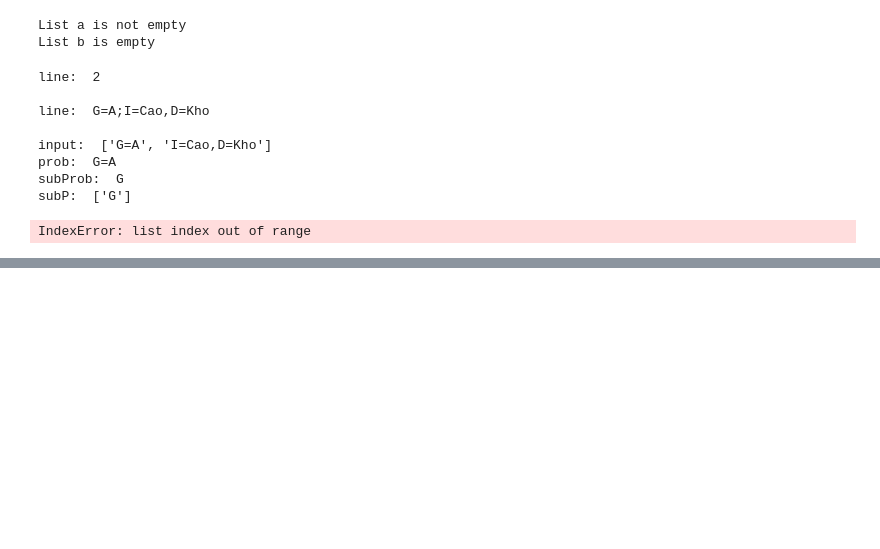
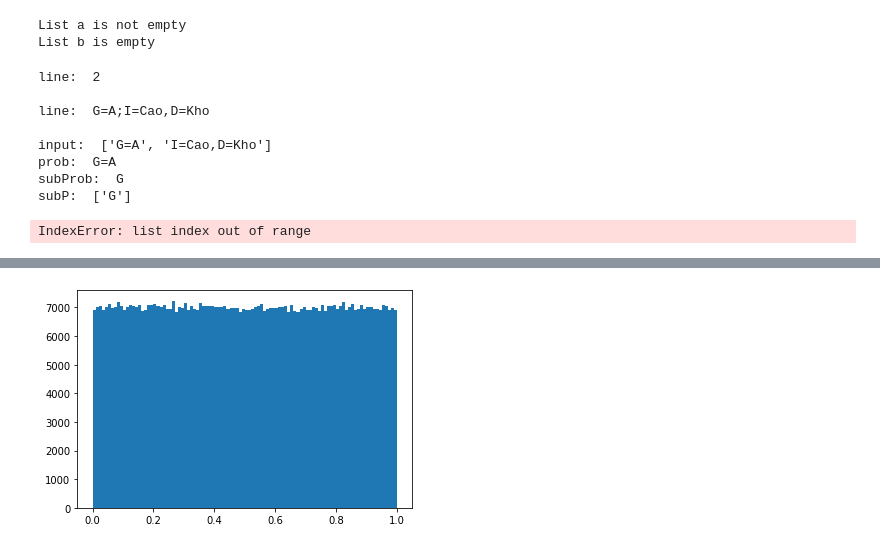
Before and after one commit to HoaiTran93/Programming-Foundation-for-Data-Analytics-and-Visualization, a Jupyter notebook: BayesNet/GraphDemo.ipynb, the cells around one changed output, grey strips where cells are left out. Cells and saved outputs as stored; diff of their text form; code cells hidden in the pictures; blank space fills up the shorter version.

```diff
--- a/BayesNet/GraphDemo.ipynb
+++ b/BayesNet/GraphDemo.ipynb
@@ -475,0 +597,5 @@ IndexError: list index out of range
+# %%
+plt.hist(k,bins=100)
+plt.show()
+# %% [output]
+[figure, added]
```
Also changed, not shown: parts of 28 cells of this notebook, 3 other files.
